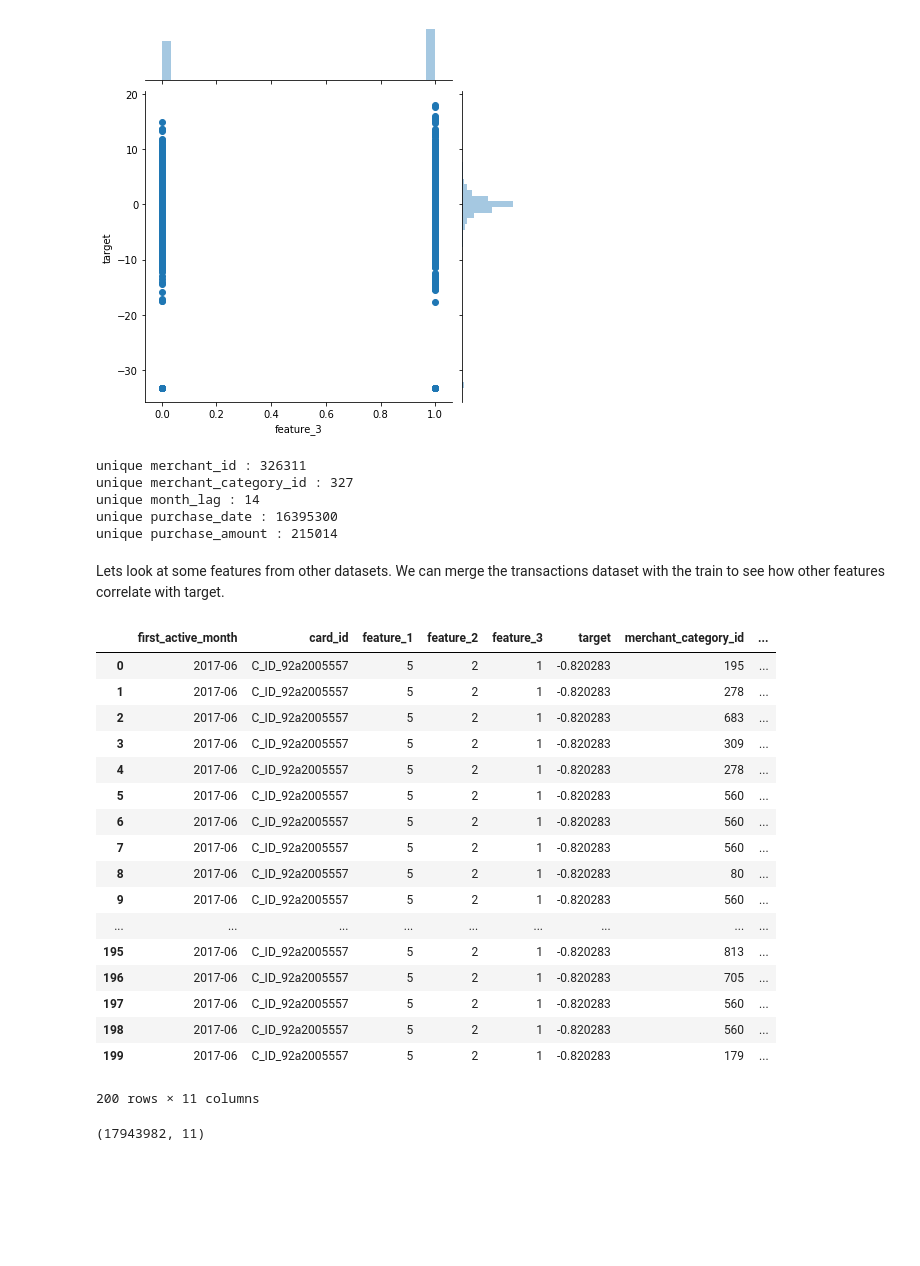
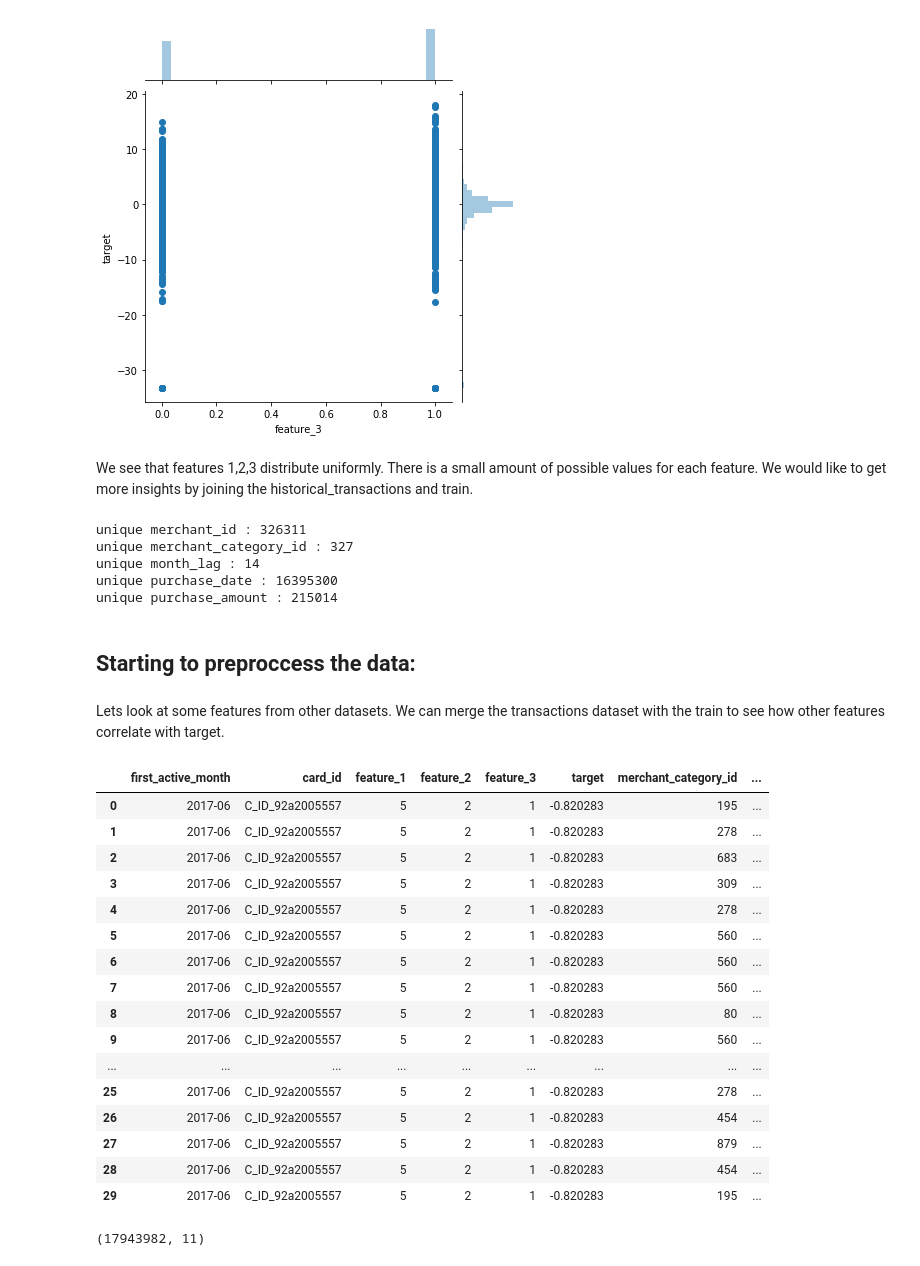
Before and after one commit to maorRoz/hw2dl, a Jupyter notebook: hw2dl-cat.ipynb, the cells around one changed output. Drawn from its saved outputs; the diff is of its cells as text; code cells hidden in the pictures; blank space fills up the shorter version.

```diff
--- a/hw2dl-cat.ipynb
+++ b/hw2dl-cat.ipynb
@@ -125,6 +137,8 @@ plt.show()
 [figure]
 [figure]
 [figure]
+# %% [markdown]
+We see that features 1,2,3 distribute uniformly. There is a small amount of possible values for each feature. We would like to get more insights by joining the historical_transactions and train.
 # %%
 print('unique merchant_id : {0}'.format(historical_transactions['merchant_id'].nunique()))
 print('unique merchant_category_id : {0}'.format(historical_transactions['merchant_category_id'].nunique()))
@@ -137,31 +151,32 @@ unique merchant_category_id : 327
 unique month_lag : 14
 unique purchase_date : 16395300
 unique purchase_amount : 215014
+# %% [markdown]
+## Starting to preproccess the data:
 # %% [markdown]
 Lets look at some features from other datasets. We can merge the transactions dataset with the train to see how other features correlate with target.
 # %%
 joinedTrain = pd.merge(train, historical_transactions, on = 'card_id',how='left')
 # %%
-joinedTrain.head(200)
+joinedTrain.head(30)
 # %% [output]
 |  | first_active_month | card_id | feature_1 | feature_2 | feature_3 | target | merchant_category_id | ... |
 | 0 | 2017-06 | C_ID_92a2005557 | 5 | 2 | 1 | -0.820283 | 195 | ... |
 | 1 | 2017-06 | C_ID_92a2005557 | 5 | 2 | 1 | -0.820283 | 278 | ... |
 | 2 | 2017-06 | C_ID_92a2005557 | 5 | 2 | 1 | -0.820283 | 683 | ... |
 | 3 | 2017-06 | C_ID_92a2005557 | 5 | 2 | 1 | -0.820283 | 309 | ... |
 | 4 | 2017-06 | C_ID_92a2005557 | 5 | 2 | 1 | -0.820283 | 278 | ... |
 | 5 | 2017-06 | C_ID_92a2005557 | 5 | 2 | 1 | -0.820283 | 560 | ... |
 | 6 | 2017-06 | C_ID_92a2005557 | 5 | 2 | 1 | -0.820283 | 560 | ... |
 | 7 | 2017-06 | C_ID_92a2005557 | 5 | 2 | 1 | -0.820283 | 560 | ... |
 | 8 | 2017-06 | C_ID_92a2005557 | 5 | 2 | 1 | -0.820283 | 80 | ... |
 | 9 | 2017-06 | C_ID_92a2005557 | 5 | 2 | 1 | -0.820283 | 560 | ... |
 | ... | ... | ... | ... | ... | ... | ... | ... | ... |
-| 195 | 2017-06 | C_ID_92a2005557 | 5 | 2 | 1 | -0.820283 | 813 | ... |
-| 196 | 2017-06 | C_ID_92a2005557 | 5 | 2 | 1 | -0.820283 | 705 | ... |
-| 197 | 2017-06 | C_ID_92a2005557 | 5 | 2 | 1 | -0.820283 | 560 | ... |
-| 198 | 2017-06 | C_ID_92a2005557 | 5 | 2 | 1 | -0.820283 | 560 | ... |
-| 199 | 2017-06 | C_ID_92a2005557 | 5 | 2 | 1 | -0.820283 | 179 | ... |
+| 25 | 2017-06 | C_ID_92a2005557 | 5 | 2 | 1 | -0.820283 | 278 | ... |
+| 26 | 2017-06 | C_ID_92a2005557 | 5 | 2 | 1 | -0.820283 | 454 | ... |
+| 27 | 2017-06 | C_ID_92a2005557 | 5 | 2 | 1 | -0.820283 | 879 | ... |
+| 28 | 2017-06 | C_ID_92a2005557 | 5 | 2 | 1 | -0.820283 | 454 | ... |
+| 29 | 2017-06 | C_ID_92a2005557 | 5 | 2 | 1 | -0.820283 | 195 | ... |
-200 rows × 11 columns
 # %%
 joinedTrain.dropna(inplace=True)
 joinedTrain.shape
```
Also changed, not shown: parts of 24 cells of this notebook, 1 other file.
